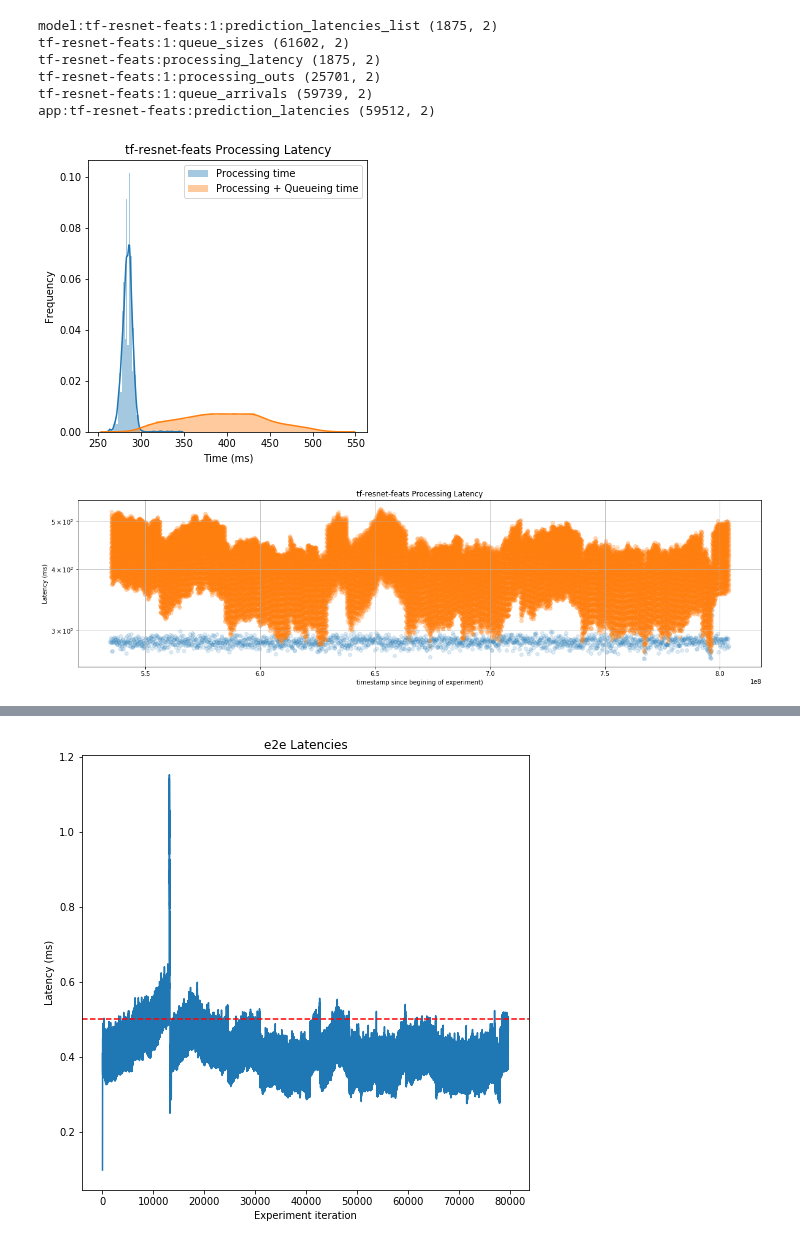
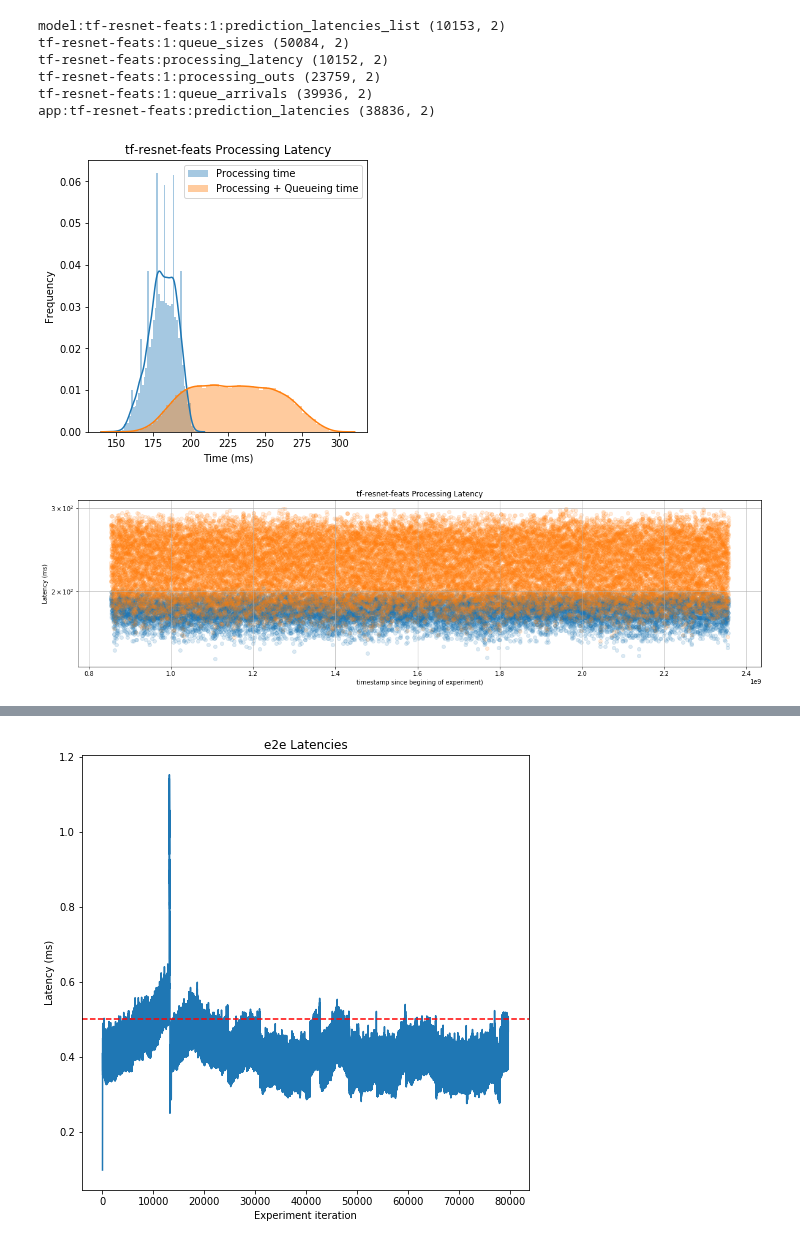
Before and after one commit to dcrankshaw/plots-model-comp-paper, a Jupyter notebook: plotting/single_model_distribution_plotting.ipynb, the cells around one changed output, grey strips where cells are left out. Saved outputs shown, nothing was run; the diff lists cells and outputs as text; code cells hidden in the pictures.

Commit message:
Can't figure out why the new timeplot calculation increases sometimes

```diff
--- a/plotting/single_model_distribution_plotting.ipynb
+++ b/plotting/single_model_distribution_plotting.ipynb
@@ -53,24 +53,33 @@ resnet_models = [
     "tf-resnet-feats"
 ]
 
-resnet, resnet_hollistic = cache_extractions(HOME+"/"+"results-180220_043817.json", timestamps = True)
+resnet4, resnet_hollistic4 = cache_extractions(HOME+"/"+"results-180219_175100.json", timestamps = True)
+resnet4_exp, resnet_hollistic4_exp = cache_extractions(HOME+"/"+"results-180220_222906.json", timestamps = True)
+resnet32, resnet_hollistic32 = cache_extractions(HOME+"/"+"results-180220_043817.json", timestamps = True)
+resnet4_undersaturated, resnet_hollistic4_undersaturated = cache_extractions(HOME+"/"+"results-180221_011101.json", timestamps = True)
 # 1/0.02363753667
 
-# taking off the first 25% of the records to be sure the warmup time is removed
-for key, value in resnet.iteritems():
-    sorted_timestamps = np.argsort(value[:,0])
-    value = value[sorted_timestamps] # sort data by timestamps
-    resnet[key] = value[value.shape[0]/4:] # cut off the first fourth from warmup effects
+def clean_and_remove_quarter(cache_extraction):
+    # taking off the first 25% of the records to be sure the warmup time is removed
+    for key, value in cache_extraction.iteritems():
+        sorted_timestamps = np.argsort(value[:,0])
+        value = value[sorted_timestamps] # sort data by timestamps
+        cache_extraction[key] = value[value.shape[0]*0:] # cut off the first fourth from warmup effects
 
-for key, value in resnet.iteritems():
+clean_and_remove_quarter(resnet4)
+clean_and_remove_quarter(resnet4_exp)
+clean_and_remove_quarter(resnet32)
+clean_and_remove_quarter(resnet4_undersaturated)
+
+for key, value in resnet4_exp.iteritems():
     print key, value.shape
 # %% [output]
-model:tf-resnet-feats:1:prediction_latencies_list (1875, 2)
-tf-resnet-feats:1:queue_sizes (61602, 2)
-tf-resnet-feats:processing_latency (1875, 2)
-tf-resnet-feats:1:processing_outs (25701, 2)
-tf-resnet-feats:1:queue_arrivals (59739, 2)
-app:tf-resnet-feats:prediction_latencies (59512, 2)
+model:tf-resnet-feats:1:prediction_latencies_list (10153, 2)
+tf-resnet-feats:1:queue_sizes (50084, 2)
+tf-resnet-feats:processing_latency (10152, 2)
+tf-resnet-feats:1:processing_outs (23759, 2)
+tf-resnet-feats:1:queue_arrivals (39936, 2)
+app:tf-resnet-feats:prediction_latencies (38836, 2)
 # %%
 import seaborn as sns
 
@@ -118,8 +127,8 @@ def compare_latency_dists_over_time(cached_extractions, model_list):
         plt.scatter(processing_time_timestamps, processing_time, alpha = 0.15)
         plt.scatter(serving_time_timestamps, serving_time, alpha = 0.15)
 # %%
-compare_latency_dists(resnet, resnet_models)
-compare_latency_dists_over_time(resnet, resnet_models)
+compare_latency_dists(resnet4_undersaturated, resnet_models)
+compare_latency_dists_over_time(resnet4_undersaturated, resnet_models)
 # %% [output]
-[figure, old version]
+[figure, new version]
-[figure, old version]
+[figure, new version]
```
Also changed, not shown: parts of 14 cells of this notebook.
